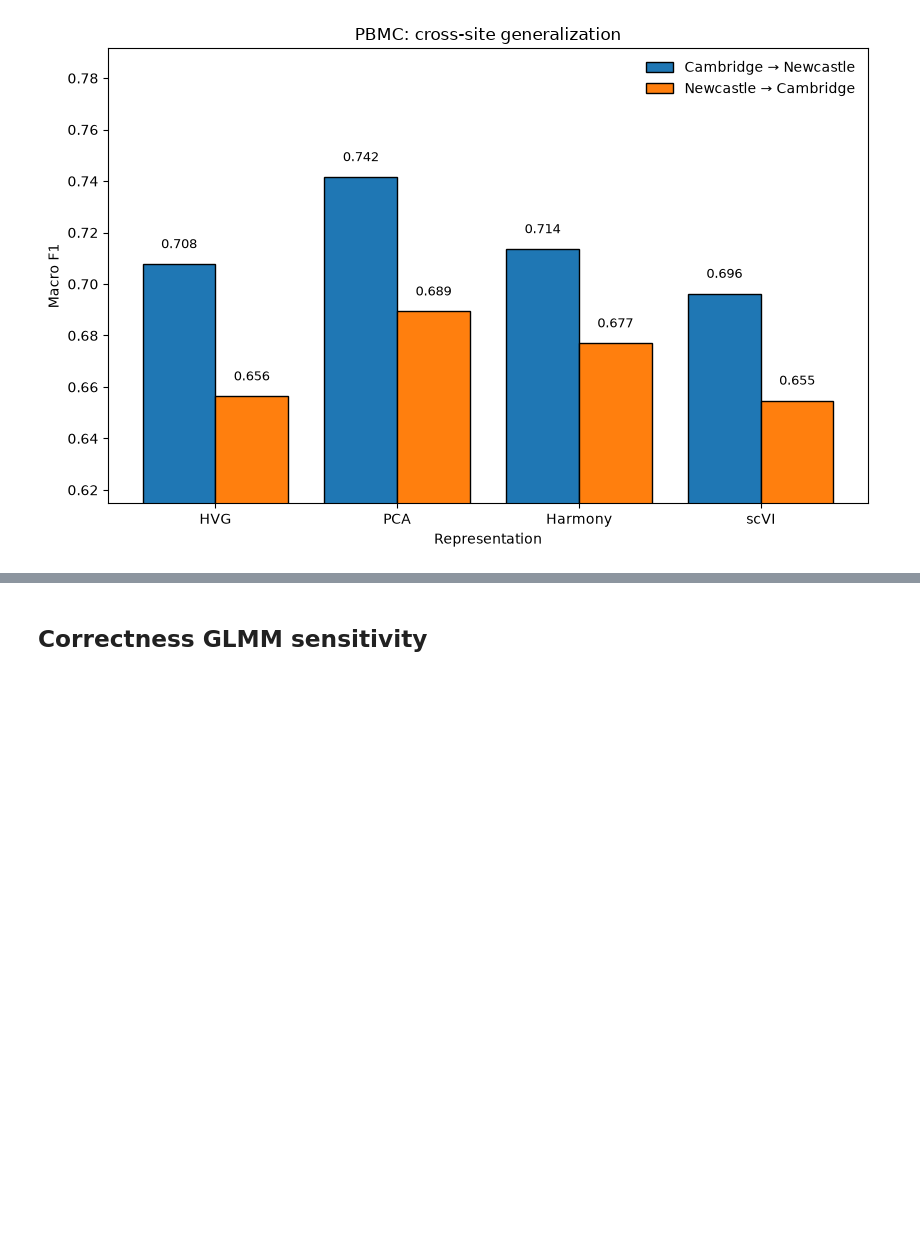
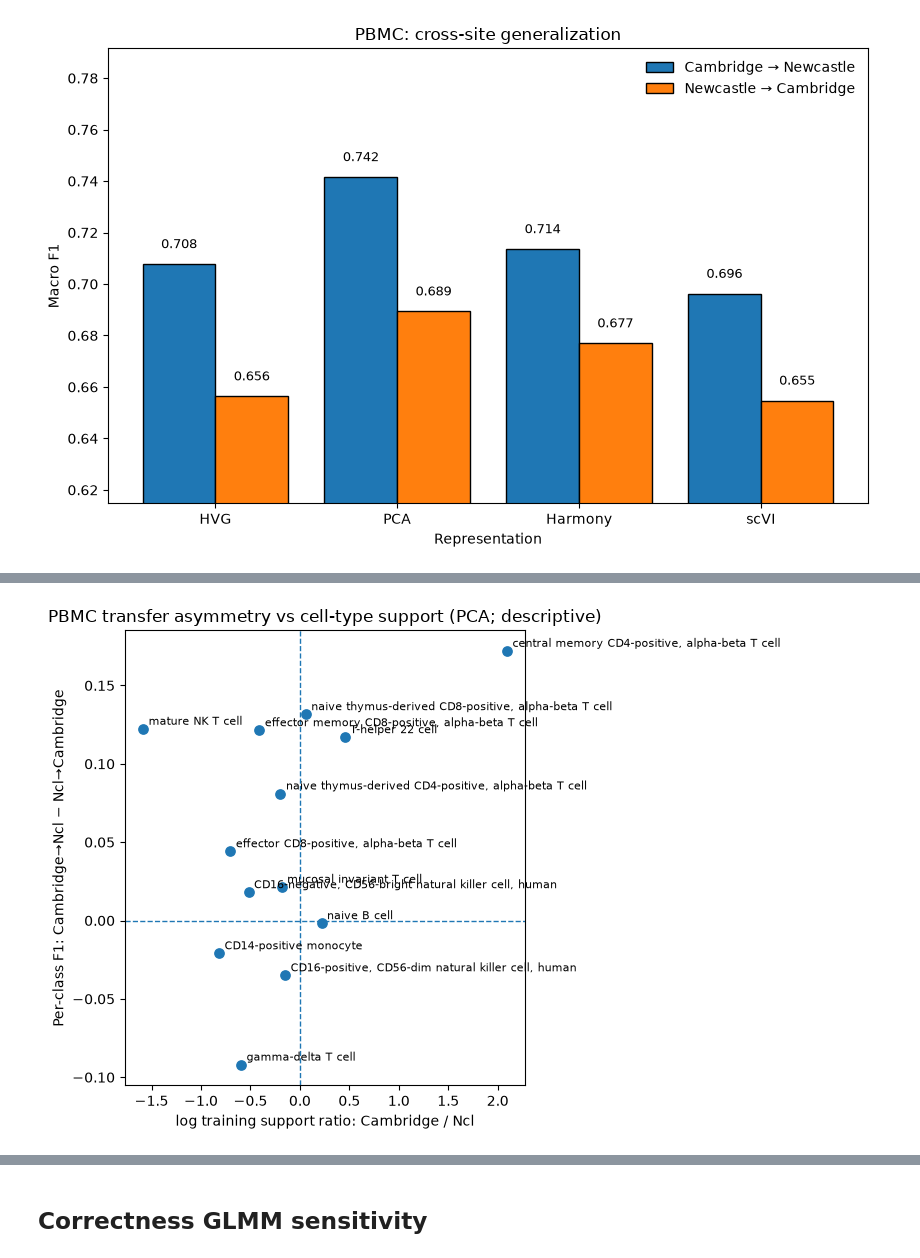
Before and after one commit to danielchen05/scRNA-cross-donor-generalization, a Jupyter notebook: notebooks/figures/pbmc_manuscript_figures.ipynb, the cells around one changed output, grey strips where cells are left out. Drawn from its saved outputs; the diff is of its cells as text; code cells hidden in the pictures; blank space fills up the shorter version.

```diff
--- a/notebooks/figures/pbmc_manuscript_figures.ipynb
+++ b/notebooks/figures/pbmc_manuscript_figures.ipynb
@@ -250,0 +367,51 @@ plt.show()
+# %%
+def _read_directional_per_class(train_group, test_group, rep):
+    path = TRANSFER_DIR / f"group_transfer_{train_group}_to_{test_group}_{rep}_per_class_f1.csv"
+    if not path.exists():
+        # Keep this robust to slightly different historical naming.
+        matches = sorted(TRANSFER_DIR.glob(f"*{train_group}*to*{test_group}*{rep}*per_class_f1.csv"))
+        if not matches:
+            return None
+        path = matches[0]
+    df = pd.read_csv(path)
+    label_col = CELLTYPE_COL if CELLTYPE_COL in df.columns else "cell_type"
+    return df.rename(columns={label_col: CELLTYPE_COL})[[CELLTYPE_COL, "f1"]]
+
+PER_CLASS_REP = "pca"
+fwd = _read_directional_per_class(GROUP_A, GROUP_B, PER_CLASS_REP)
+rev = _read_directional_per_class(GROUP_B, GROUP_A, PER_CLASS_REP)
+if fwd is None or rev is None:
+    print("Per-class directional files were not found; skip this cell or update filename pattern.")
+else:
+    direction_support = support_table.reset_index().rename(columns={"index": CELLTYPE_COL})
+    direction_support = direction_support.merge(
+        fwd.rename(columns={"f1": "f1_Cambridge_to_Ncl"}), on=CELLTYPE_COL, how="left"
+    ).merge(
+        rev.rename(columns={"f1": "f1_Ncl_to_Cambridge"}), on=CELLTYPE_COL, how="left"
+    )
+    direction_support["delta_f1_Cambridge_to_Ncl_minus_reverse"] = (
+        direction_support["f1_Cambridge_to_Ncl"] - direction_support["f1_Ncl_to_Cambridge"]
+    )
+    direction_support.to_csv(DIAG_DIR / f"direction_support_{PER_CLASS_REP}.csv", index=False)
+    display(direction_support.sort_values("log_cell_support_ratio_Cambridge_over_Ncl"))
+
+    fig, ax = plt.subplots(figsize=(7.5, 5.5))
+    ax.axhline(0, linewidth=1, linestyle="--")
+    ax.axvline(0, linewidth=1, linestyle="--")
+    ax.scatter(
+        direction_support["log_cell_support_ratio_Cambridge_over_Ncl"],
+        direction_support["delta_f1_Cambridge_to_Ncl_minus_reverse"],
+        s=45,
+    )
+    for _, row in direction_support.dropna(subset=["delta_f1_Cambridge_to_Ncl_minus_reverse"]).iterrows():
+        ax.annotate(row[CELLTYPE_COL], (
+            row["log_cell_support_ratio_Cambridge_over_Ncl"],
+            row["delta_f1_Cambridge_to_Ncl_minus_reverse"],
+        ), xytext=(4, 3), textcoords="offset points", fontsize=8)
+    ax.set_xlabel("log training support ratio: Cambridge / Ncl")
+    ax.set_ylabel("Per-class F1: Cambridge→Ncl − Ncl→Cambridge")
+    ax.set_title("PBMC transfer asymmetry vs cell-type support (PCA; descriptive)")
+    fig.tight_layout()
+    fig.savefig(FIG_DIR / "transfer_direction_vs_celltype_support_pca.png", dpi=300, bbox_inches="tight")
+    plt.show()
+# %% [output]
@@ -250,0 +432 @@ plt.show()
+[figure, added]
```
Also changed, not shown: parts of 15 cells of this notebook, 52 other files.
